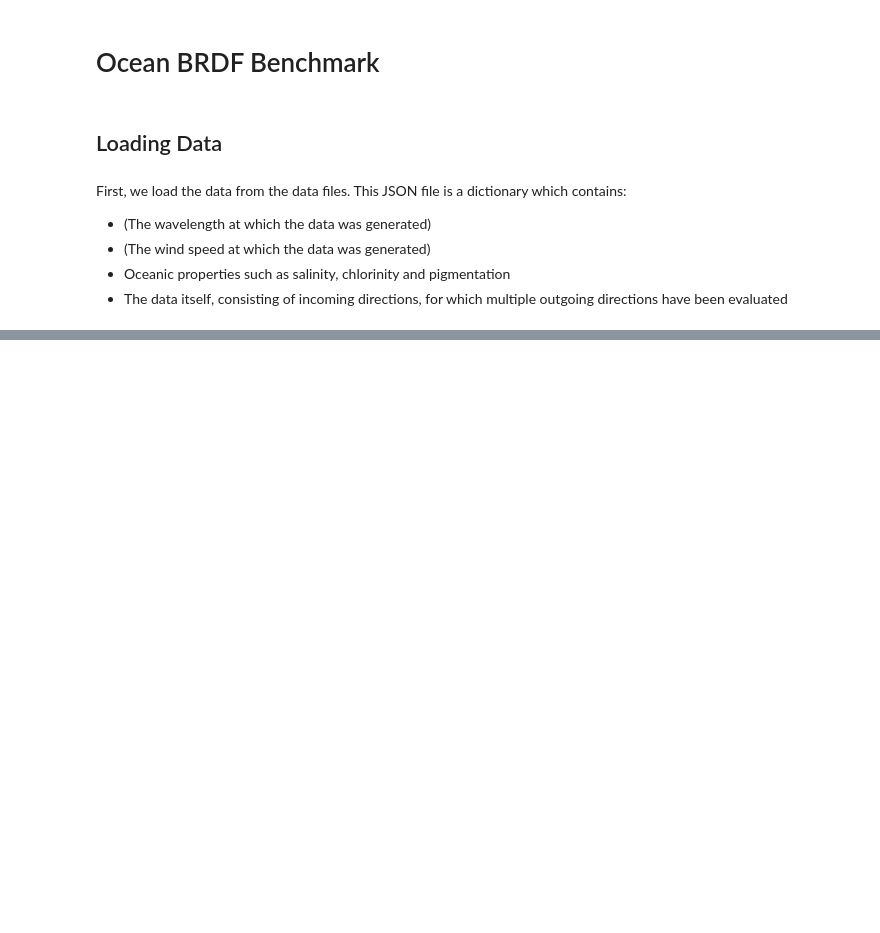
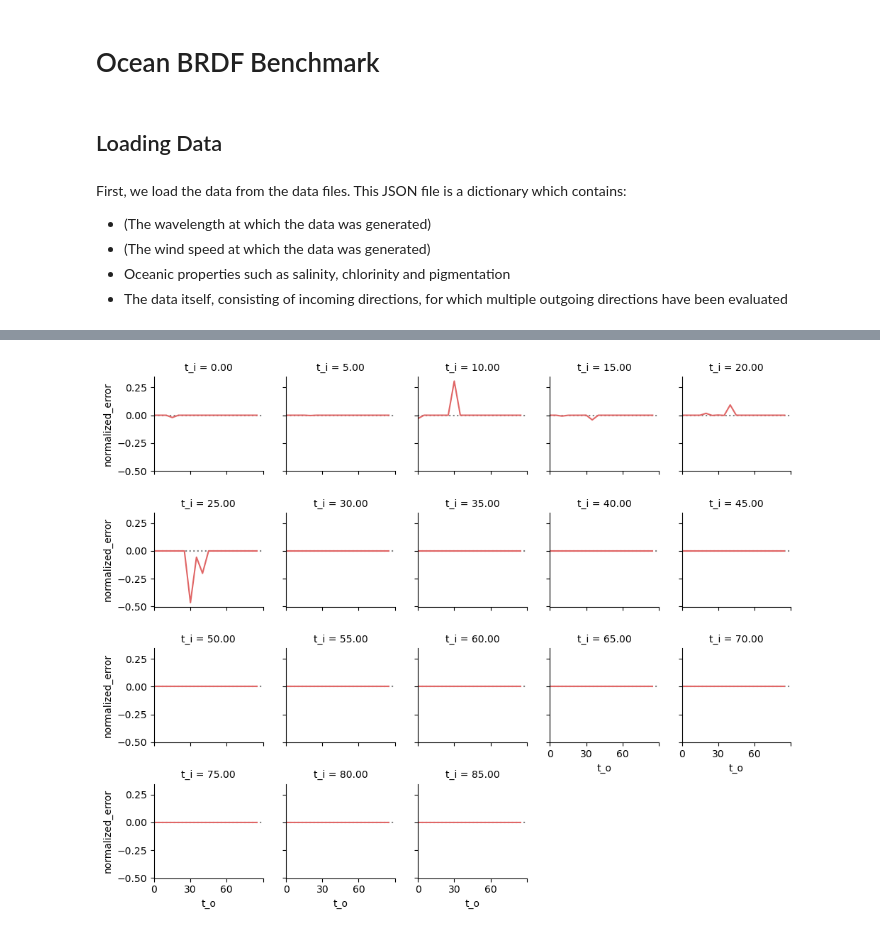
Before and after one commit to PolyRocketMatt/eradiate, a Jupyter notebook: notebooks/benchmark.ipynb, the cells around one changed output, grey strips where cells are left out. Drawn from its saved outputs; the diff is of its cells as text; code cells hidden in the pictures; blank space fills up the shorter version.

```diff
--- a/notebooks/benchmark.ipynb
+++ b/notebooks/benchmark.ipynb
@@ -73,0 +100,2 @@ for key, entry in solar_data.items():
+# %%
+df, benchmark_data, settings = load_data()
@@ -73,0 +245,87 @@ for key, entry in solar_data.items():
+# %%
+# Split the dataframe in X dataframes for each wind speed
+df_split = {wind_speed: df[df['wind_speed'] == wind_speed] for wind_speed in wind_speeds}
+# %%
+# Colors
+red_palette = []
+yellow_palette = []
+green_palette = []
+blue_palette = []
+palettes = [red_palette, yellow_palette, green_palette, blue_palette]
+
+# Add to palettes
+red_palette.extend(['#E06666'] * len(df_split[0.1]))
+green_palette.extend(['#9DBB53'] * len(df_split[0.1]))
+blue_palette.extend(['#78C7FF'] * len(df_split[0.1]))
+yellow_palette.extend(['#FFCA46'] * len(df_split[0.1]))
+
+palettes = [red_palette, yellow_palette, green_palette, blue_palette]
+# %%
+progress = tqdm(wind_speeds, desc='Plotting')
+
+class ChainedAssignent:
+
+    """ Context manager to temporarily set pandas chained assignment warning. Usage:
+
+        with ChainedAssignment():
+             blah
+
+        with ChainedAssignment('error'):
+             run my code and figure out which line causes the error!
+
+    """
+
+    def __init__(self, chained = None):
+        acceptable = [ None, 'warn','raise']
+        assert chained in acceptable, "chained must be in " + str(acceptable)
+        self.swcw = chained
+
+    def __enter__( self ):
+        self.saved_swcw = pd.options.mode.chained_assignment
+        pd.options.mode.chained_assignment = self.swcw
+        return self
+
+    def __exit__(self, *args):
+        pd.options.mode.chained_assignment = self.saved_swcw
+
+index = 0
+for wind_speed in wind_speeds:
+    with ChainedAssignent():
+        # Get the data and the palette
+        palette = palettes[index]
+        frame = df_split[wind_speed]
+
+        # Add a new column to the dataframe that contains the normalized error
+        frame['normalized_error'] = frame['relative_error']
+
+        for solar_zenith in df['solar_zenith'].unique():
+            mask = frame['solar_zenith'] == solar_zenith
+            normalization_constant = frame.loc[mask]['reflectance'].max()
+            #frame.loc[mask]['normalized_error'] /= normalization_constant
+            frame.loc[mask, 'normalized_error'] /= normalization_constant
+
+        # Initialize the grid
+        grid = sns.FacetGrid(frame, col='t_i', hue='t_i', palette=palette,
+                                col_wrap=5, height=2.0)
+
+        # Draw the reference line
+        grid.refline(y=0, linestyle=':')
+
+        # Draw a line plot to show the trajectory of each relative error, but space
+        # the relative error such that it is defined over the view zenith
+        grid.map(sns.lineplot, 't_o', 'normalized_error', errorbar=None)
+
+        # Adjust the tick positions and labels
+        grid.set(xticks=np.arange(0, 19, 6),
+                xlim=(0, 18))
+
+        # Adjust the arrangement of the plots
+        grid.fig.tight_layout(w_pad=2)
+
+        # Save the plot
+        grid.savefig(f'plots/test/relative_error_{wind_speed}ms_{SELECTED_WAVELENGTH}.pdf')
+
+        index += 1
+        progress.update(1)
+progress.close()
+# %% [output]
@@ -73,0 +440 @@ for key, entry in solar_data.items():
+[figure, added]
```
Also changed, not shown: parts of 19 cells of this notebook, 5 other files.
